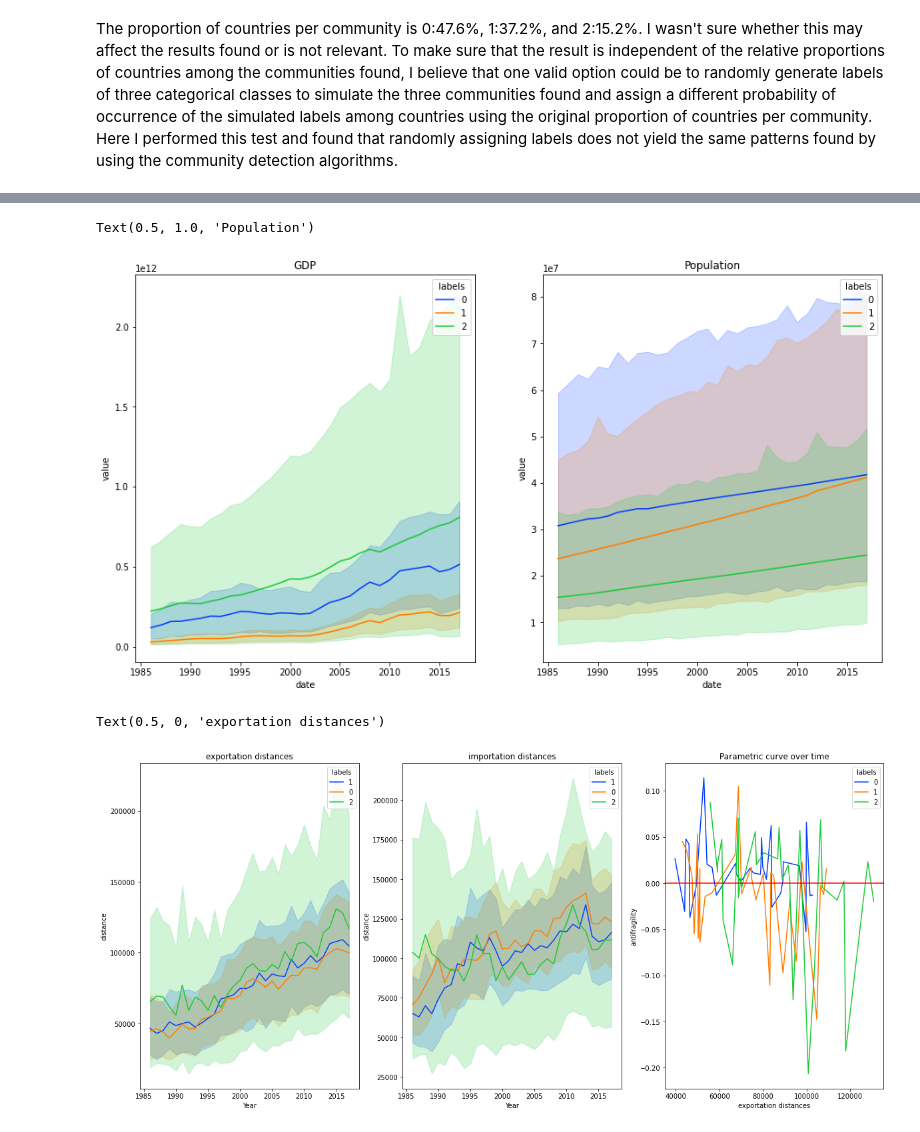
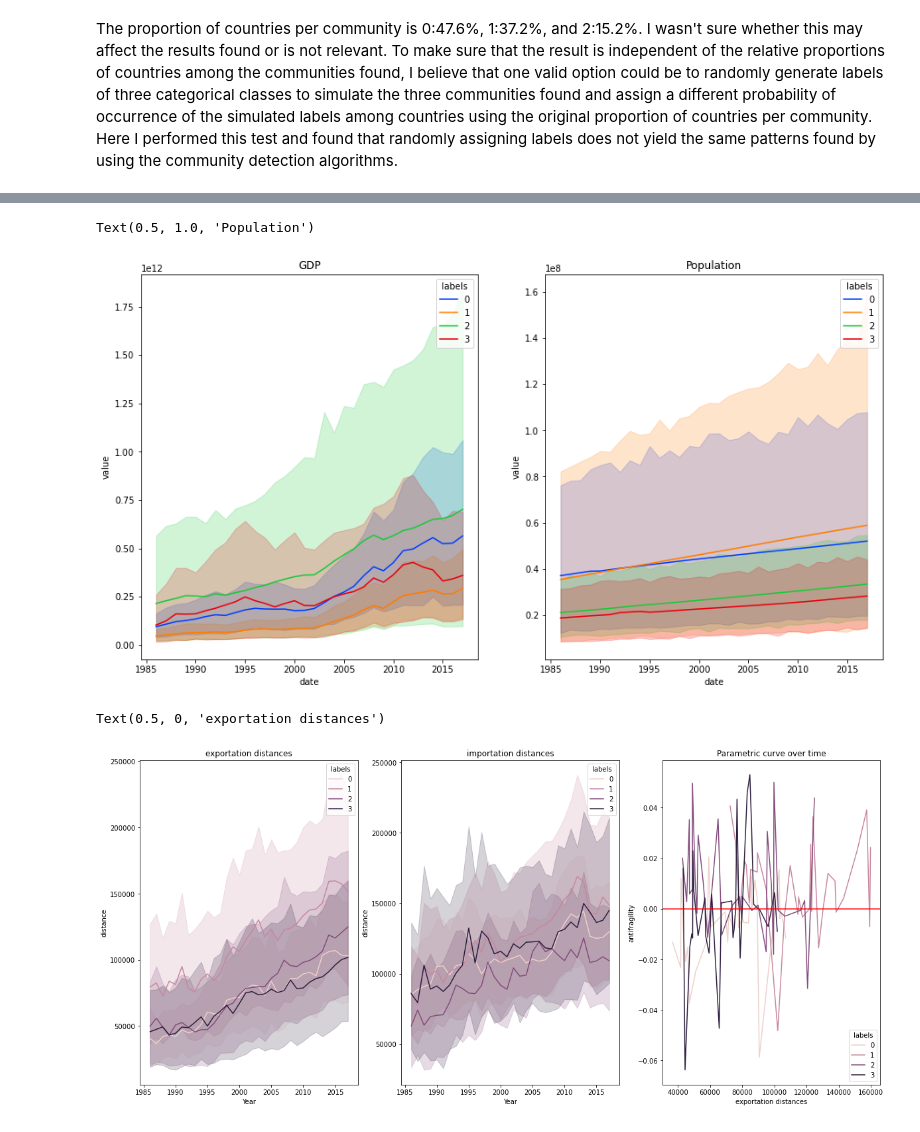
Before and after one commit to RogelioLozano/AOFFTN, a Jupyter notebook: Exploration_V3/Tests.ipynb, the cells around one changed output, grey strips where cells are left out. Cells and saved outputs as stored; diff of their text form; code cells hidden in the pictures.

```diff
--- a/Exploration_V3/Tests.ipynb
+++ b/Exploration_V3/Tests.ipynb
@@ -16,5 +20,5 @@ gdp = pd.read_csv('pairing_data/GDP_clean.csv',index_col=0)
 distance = pd.read_csv('pairing_data/for_distance_pairing/distances_year_ex_im.csv',index_col=0) # distances in Km
 df_communities = pd.read_csv('community_countries.csv',index_col=0)
 # %%
-df_communities['labels'] = np.random.choice([0,1,2],size=df_communities.shape[0],p=[0.476190,0.371429,0.152381])
+df_communities['labels'] = np.random.choice([0,1,2,3,4],size=df_communities.shape[0],p=[0.3, 0.28823529, 0.24117647, 0.16470588, 0.00588235])
 mergd_afex_communities = pivot_afex.T.merge(df_communities,on='country')
@@ -43,21 +71,21 @@ merged_distances_ex_communities = distance.groupby(['exporter','Year']).sum().re
 merged_distances_in_communities = distance.groupby(['importer','Year']).sum().reset_index().merge(df_communities,how='inner',left_on='importer',right_on='country').drop(columns='importer',axis=1)
 # %%
 fig,axs=plt.subplots(1,2,figsize=(15,8))
-a=sns.lineplot(data=merged_gdp_communities,y='value',x='date',hue='labels',ax=axs[0],palette='bright',hue_order=[0,1,2])
-b=sns.lineplot(data=merged_pop_communities[['date','value','country','labels']],y='value',x='date',hue='labels',ax=axs[1],palette='bright',hue_order=[0,1,2])
+a=sns.lineplot(data=merged_gdp_communities,y='value',x='date',hue='labels',ax=axs[0],palette='bright')
+b=sns.lineplot(data=merged_pop_communities[['date','value','country','labels']],y='value',x='date',hue='labels',ax=axs[1],palette='bright')
 axs[0].set_title('GDP')
 axs[1].set_title('Population')
 # %% [output]
 Text(0.5, 1.0, 'Population')
-[figure, old version]
+[figure, new version]
 # %%
 parametric_plot=merged_distances_ex_communities.groupby(['Year','labels']).mean().reset_index().merge(
     mergd_afex_communities.groupby('labels').mean().T.reset_index().melt(id_vars='index',value_name='antifragility').rename({'index':'Year'},axis=1),on=['Year','labels'])
 # %%
 fig,axs=plt.subplots(1,3,figsize=(20,9)) # 2.8
-sns.lineplot(data=merged_distances_ex_communities,y='distance',x='Year',hue='labels',hue_order=df_communities['labels'].unique(),ax=axs[0],palette='bright')
-sns.lineplot(data=merged_distances_in_communities,y='distance',x='Year',hue='labels',hue_order=df_communities['labels'].unique(),ax=axs[1],palette='bright')
-sns.lineplot(data=parametric_plot,x='distance',y='antifragility',hue='labels',palette='bright',hue_order=[0,1,2])
+sns.lineplot(data=merged_distances_ex_communities,y='distance',x='Year',hue='labels',hue_order=df_communities['labels'].unique(),ax=axs[0])
+sns.lineplot(data=merged_distances_in_communities,y='distance',x='Year',hue='labels',hue_order=df_communities['labels'].unique(),ax=axs[1])
+sns.lineplot(data=parametric_plot,x='distance',y='antifragility',hue='labels')
 axs[2].axhline(0,c='red')
 axs[0].set_title('exportation distances')
 axs[1].set_title('importation distances')
@@ -65,5 +93,5 @@ axs[2].set_title('Parametric curve over time')
 axs[2].set_xlabel('exportation distances')
 # %% [output]
 Text(0.5, 0, 'exportation distances')
-[figure, old version]
+[figure, new version]
 # %%
```
Also changed, not shown: parts of 13 cells of this notebook, 1 other file.
